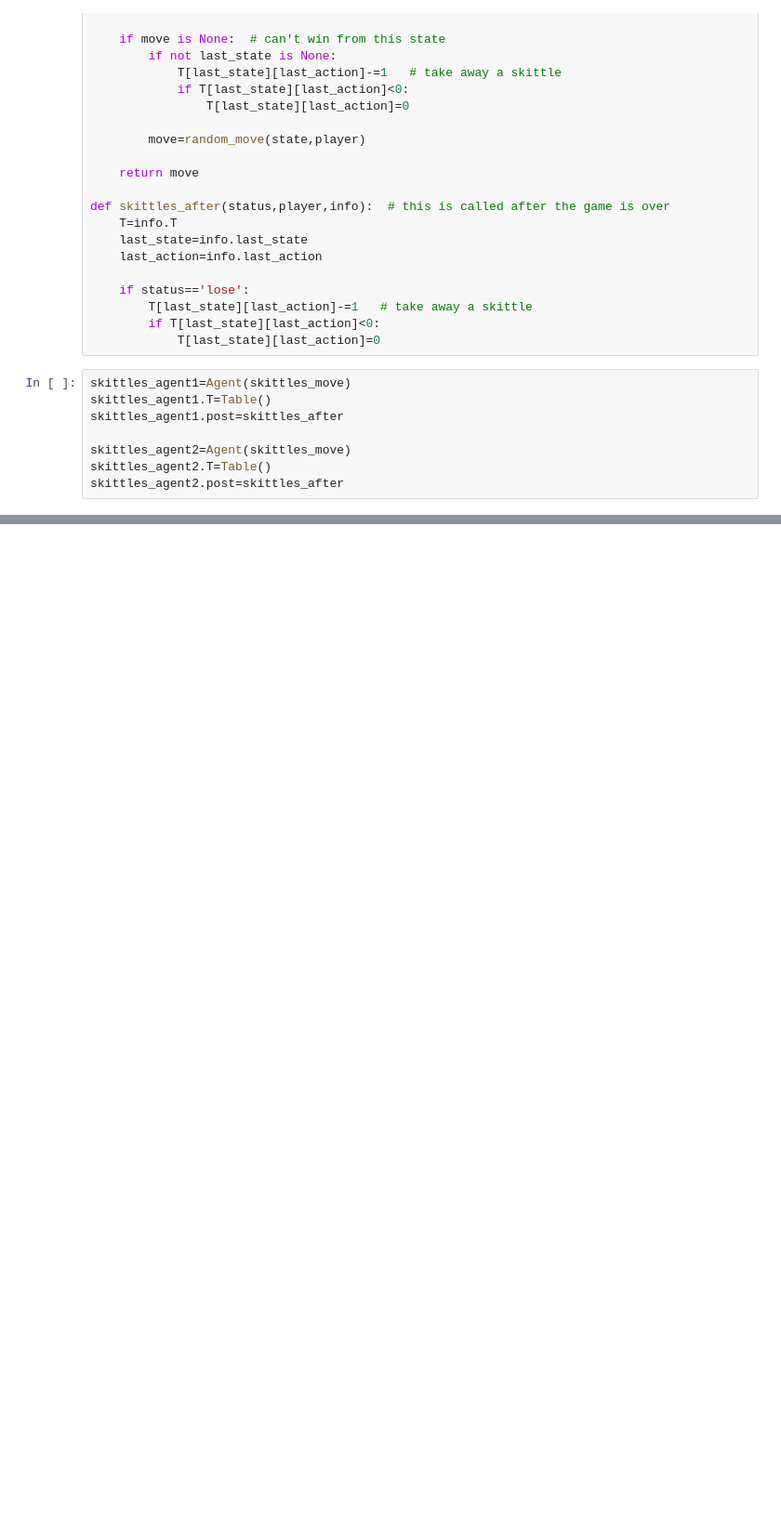
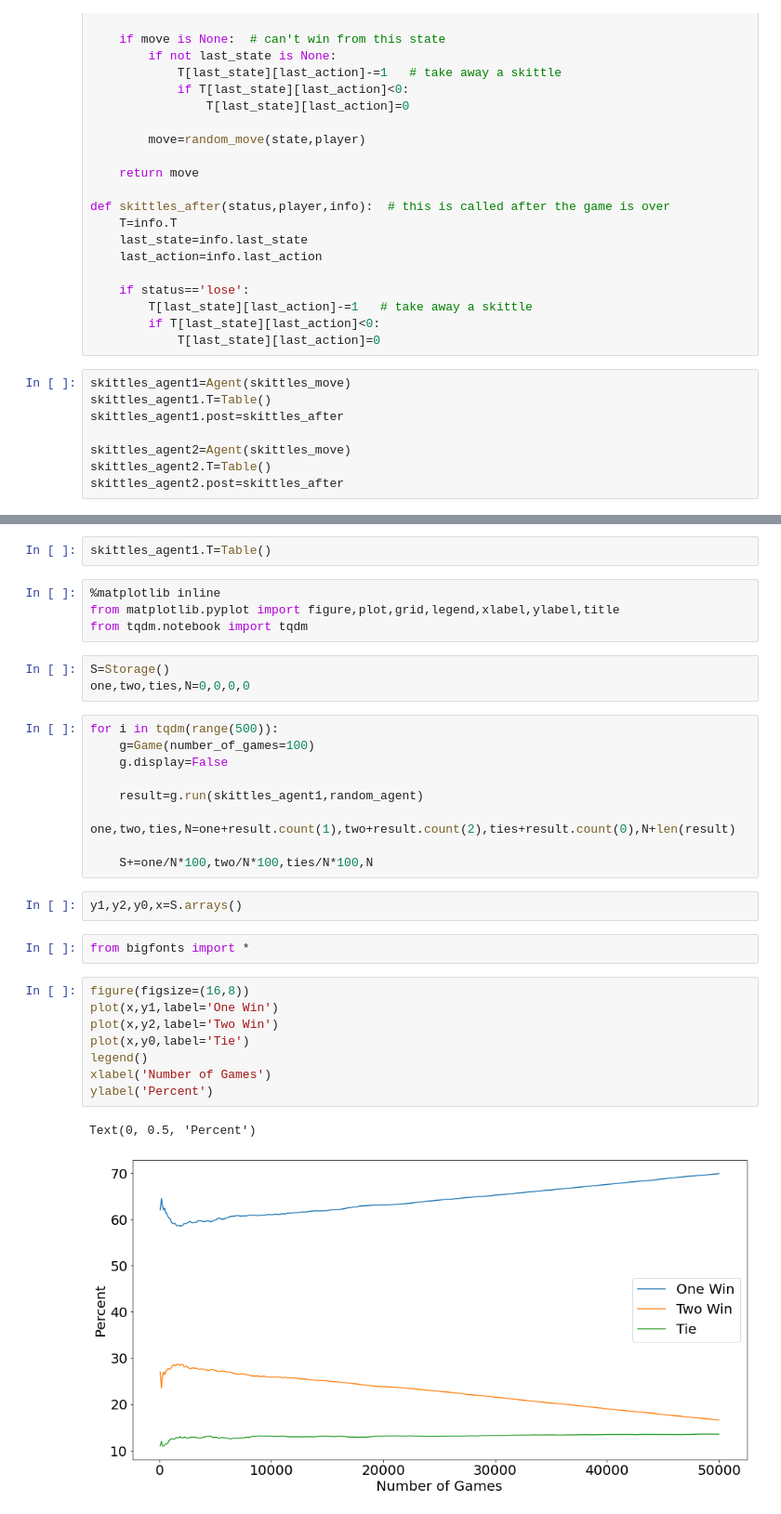
Before and after one commit to bblais/AI-and-Robotics-Fall-2022-Class-Notebooks, a Jupyter notebook: Sprint #2 - Learning and Robot Tasks/2022-10-05 - TTT with minimax and skittles with progress.ipynb, the cells around one changed output, grey strips where cells are left out. Shown: that part at 93% size. Cells and saved outputs as stored; diff of their text form; blank space fills up the shorter version.

```diff
--- a/Sprint #2 - Learning and Robot Tasks/2022-10-05 - TTT with minimax and skittles with progress.ipynb
+++ b/Sprint #2 - Learning and Robot Tasks/2022-10-05 - TTT with minimax and skittles with progress.ipynb
@@ -189,0 +192,33 @@ Player  1 won.
+# %%
+skittles_agent1.T=Table()
+# %%
+%matplotlib inline
+from matplotlib.pyplot import figure,plot,grid,legend,xlabel,ylabel,title
+from tqdm.notebook import tqdm
+# %%
+S=Storage()
+one,two,ties,N=0,0,0,0
+# %%
+for i in tqdm(range(500)):
+    g=Game(number_of_games=100)
+    g.display=False
+
+    result=g.run(skittles_agent1,random_agent)
+    one,two,ties,N=one+result.count(1),two+result.count(2),ties+result.count(0),N+len(result)
+
+    S+=one/N*100,two/N*100,ties/N*100,N
+# %%
+y1,y2,y0,x=S.arrays()
+# %%
+from bigfonts import *
+# %%
+figure(figsize=(16,8))
+plot(x,y1,label='One Win')
+plot(x,y2,label='Two Win')
+plot(x,y0,label='Tie')
+legend()
+xlabel('Number of Games')
+ylabel('Percent')
+# %% [output]
+Text(0, 0.5, 'Percent')
+[figure, added]
```
Also changed, not shown: parts of 3 cells of this notebook, 1 other file.
